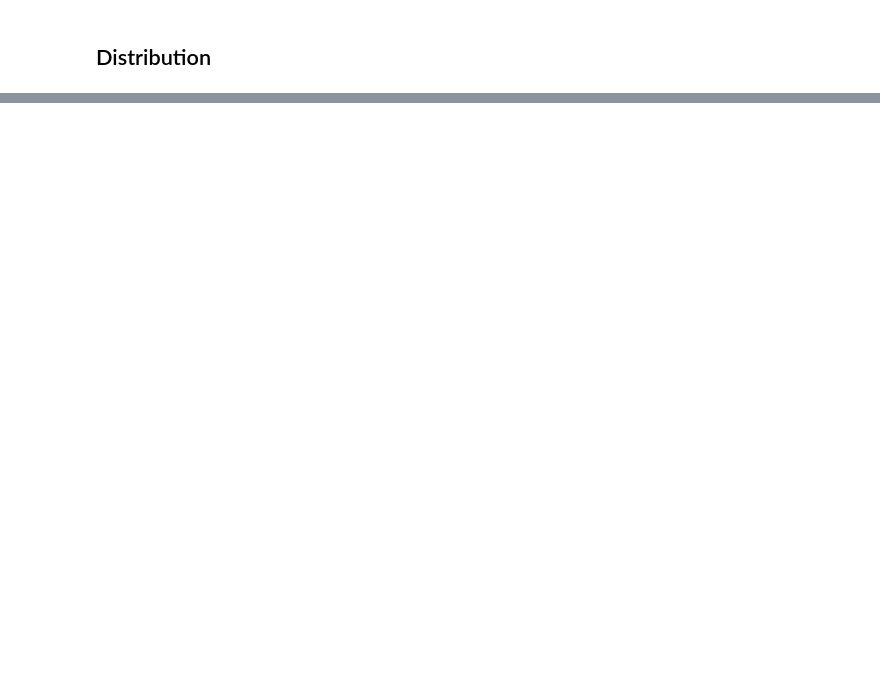
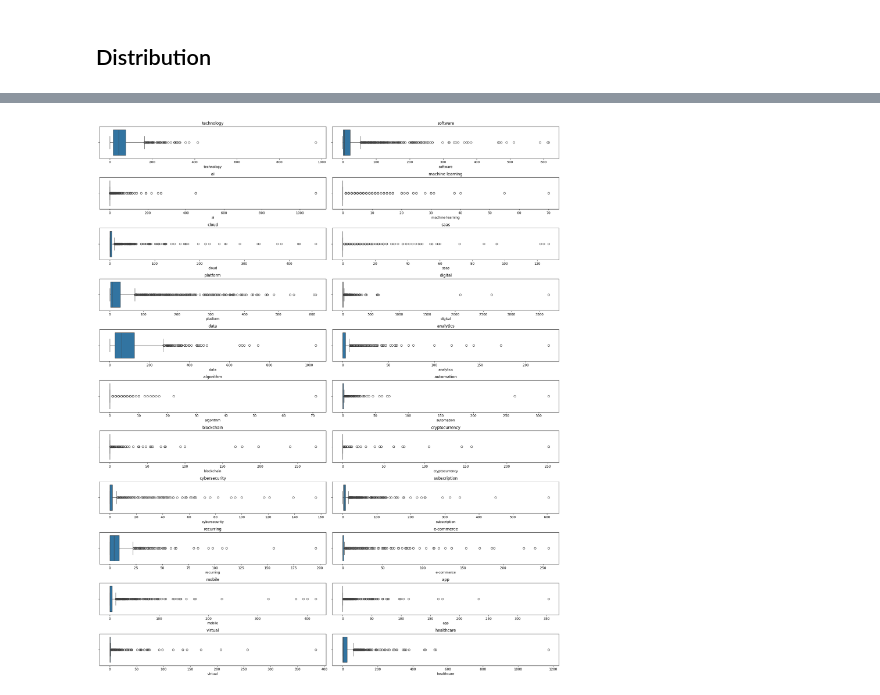
Before and after one commit to jonkarrer/ipo-case-study, a Jupyter notebook: notebooks/keyword_count_analysis.ipynb, the cells around one changed output, grey strips where cells are left out. Saved outputs shown, nothing was run; the diff lists cells and outputs as text; code cells hidden in the pictures; blank space fills up the shorter version.

```diff
--- a/notebooks/keyword_count_analysis.ipynb
+++ b/notebooks/keyword_count_analysis.ipynb
@@ -118,0 +247,22 @@ variance = keyword_df.var()
+# %%
+# Create Box Plots
+cols=keyword_df.columns
+n = len(cols)
+
+n_cols = 2
+n_rows = 11
+
+fig, axes = plt.subplots(n_rows, n_cols, figsize=[20,24])
+axs = axes.flatten()
+
+for ax, col in zip(axs, cols):
+    sns.boxplot(x=keyword_df[col], ax=ax)
+    ax.set_title(col)
+
+for ax in axes[n:]:
+    ax.set_visible(False)
+
+plt.tight_layout()
+plt.show()
+# %% [output]
+[figure, added]
```
Also changed, not shown: parts of 15 cells of this notebook.
